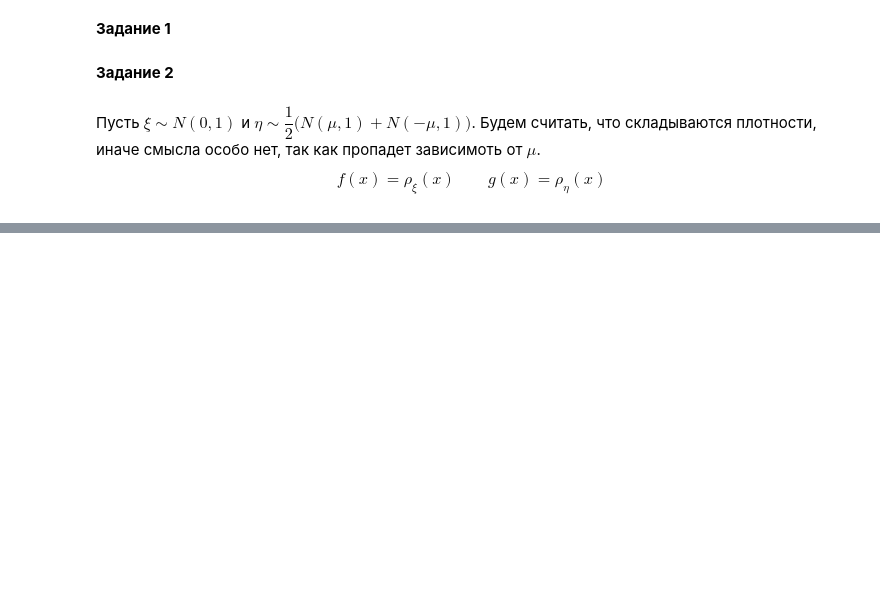
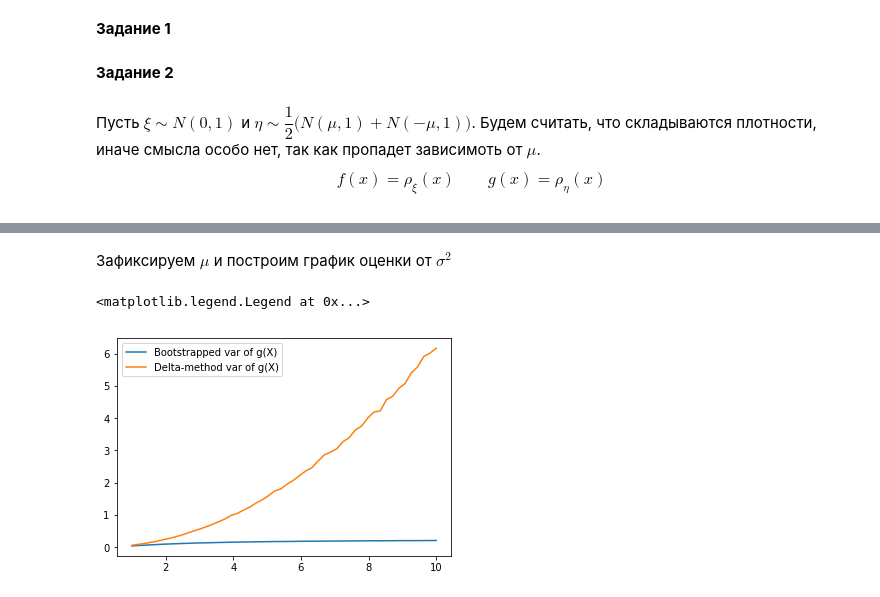
Before and after one commit to Mikhail-off/STAT2018, a Jupyter notebook: HW2/homework-2.ipynb, the cells around one changed output, grey strips where cells are left out. Drawn from its saved outputs; the diff is of its cells as text; code cells hidden in the pictures; blank space fills up the shorter version.

```diff
--- a/HW2/homework-2.ipynb
+++ b/HW2/homework-2.ipynb
@@ -60,0 +104,19 @@ plt.legend()
+# %%
+mus = np.linspace(-10, 10, 50)
+sigmas = np.linspace(1, 10, 50)
+# %% [markdown]
+Зафиксируем $\mu$ и построим график оценки от $\sigma^2$
+# %%
+vars_boot = []
+vars_delta = []
+mu = 0
+for sigma in sigmas:
+    X = np.random.normal(loc=mu, scale=sigma, size=10000)
+    vars_delta.append(delta(X)[1])
+    vars_boot.append(boot(X)[1])
+plt.plot(sigmas, vars_boot, label='Bootstrapped var of g(X)')
+plt.plot(sigmas, vars_delta, label='Delta-method var of g(X)')
+plt.legend()
+# %% [output]
+<matplotlib.legend.Legend at 0x...>
+[figure, added]
```
Also changed, not shown: parts of 10 cells of this notebook, 1 other file.
